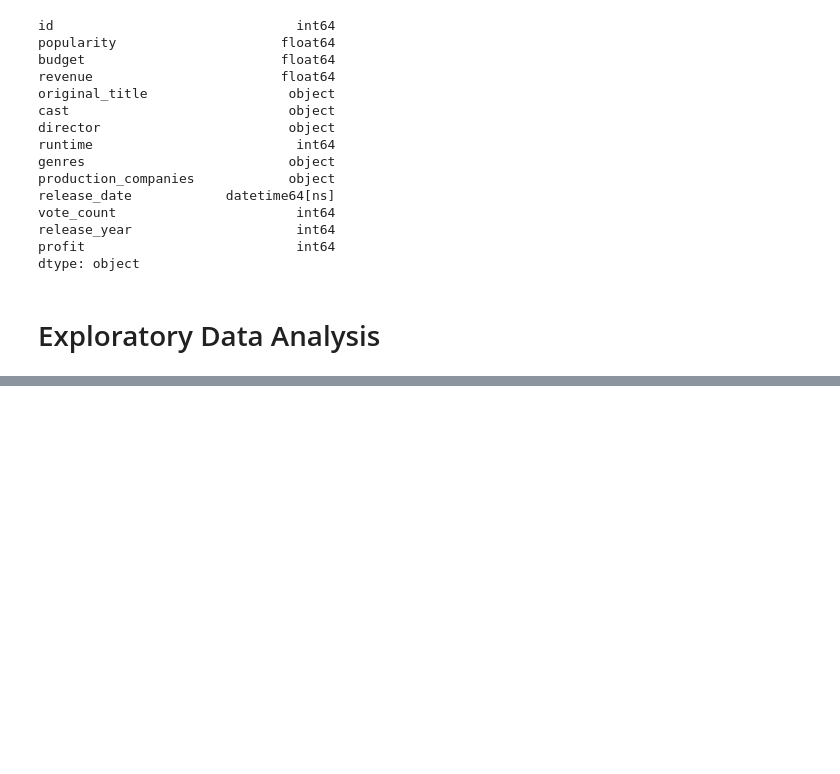
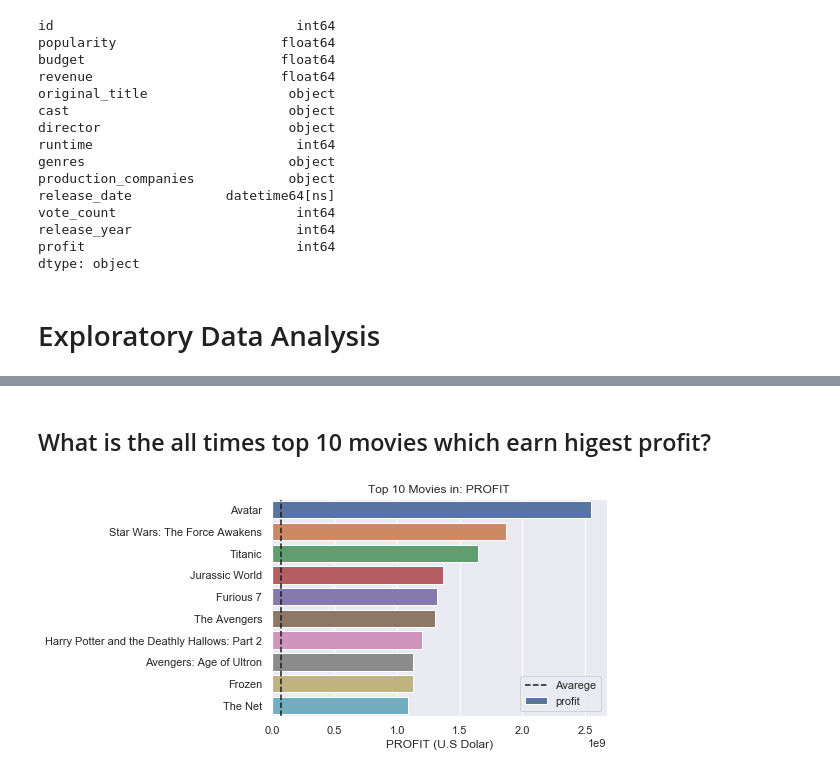
Before and after one commit to aysbt/Data_Cleaning, a Jupyter notebook: TMDb_Movies_Dataset.ipynb, the cells around one changed output, grey strips where cells are left out. Saved outputs shown, nothing was run; the diff lists cells and outputs as text; code cells hidden in the pictures; blank space fills up the shorter version.

Commit message:
Added the functions and plots to solve problems

```diff
--- a/TMDb_Movies_Dataset.ipynb
+++ b/TMDb_Movies_Dataset.ipynb
@@ -188,0 +234,6 @@ def top_10(col_name):
+# %% [markdown]
+## What is the all times top 10 movies which earn higest profit?
+# %%
+top_10('profit')
+# %% [output]
+[figure, added]
```
Also changed, not shown: parts of 22 cells of this notebook.
